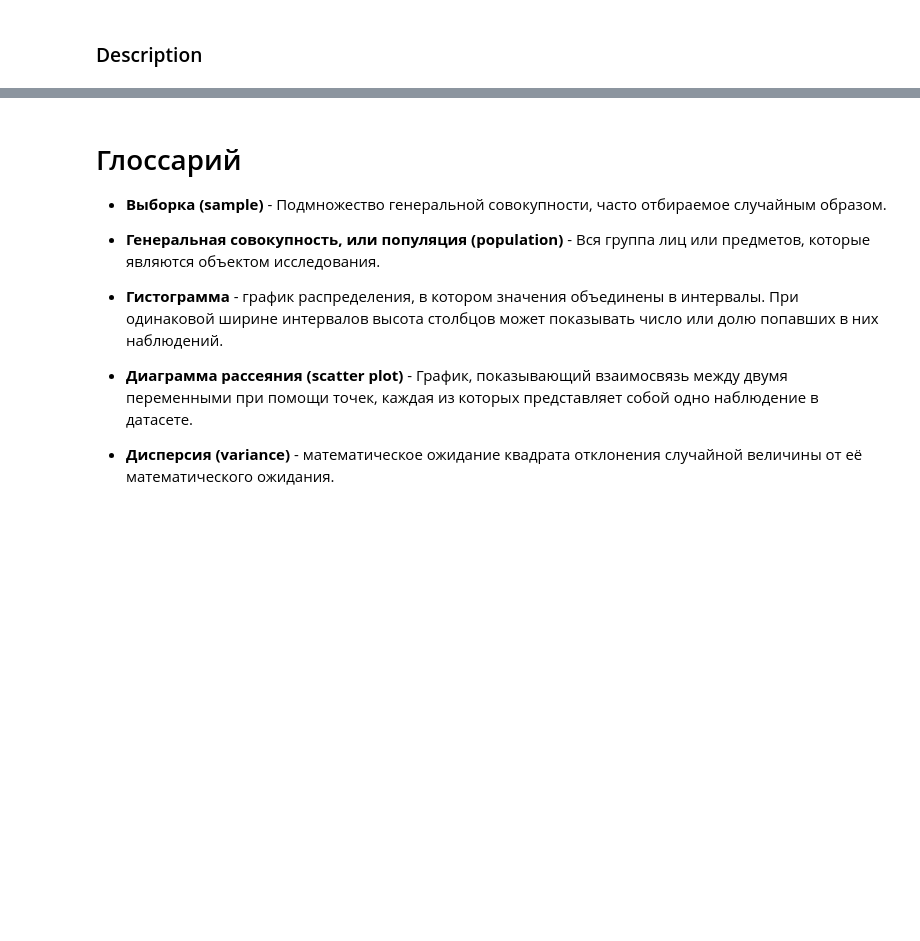
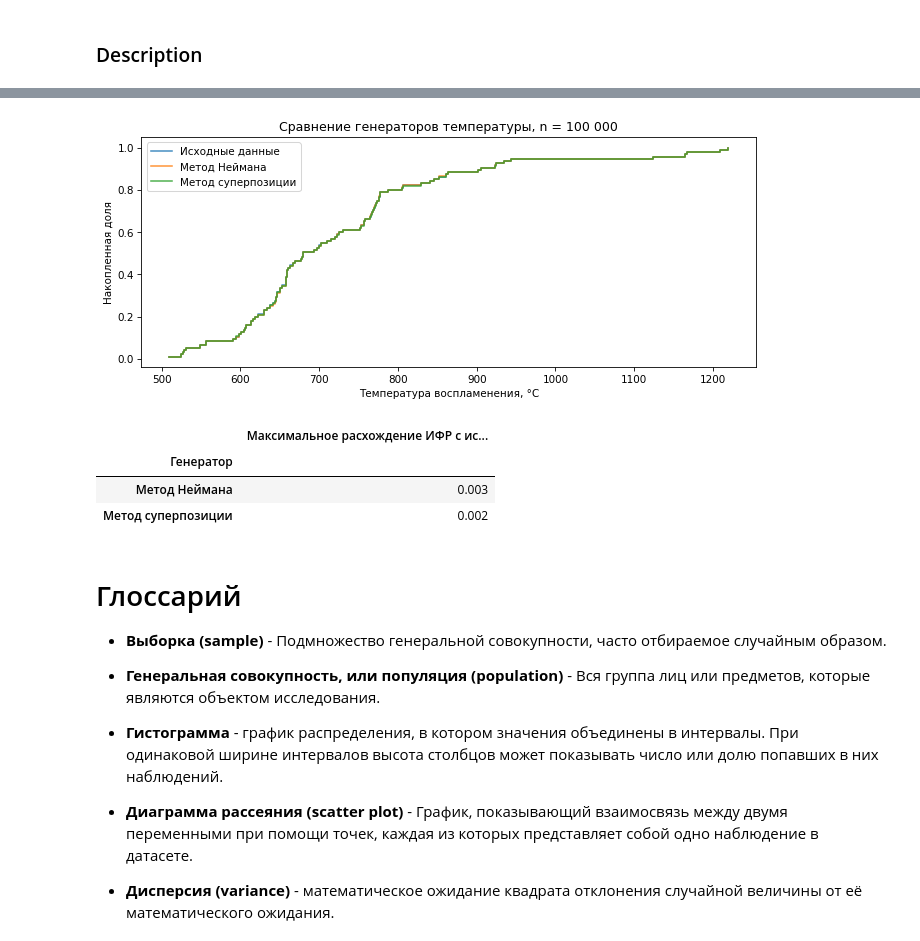
Before and after one commit to ekairaliev/AppStat-Lab01, a Jupyter notebook: AppStat_Lab01.ipynb, the cells around one changed output, grey strips where cells are left out. Saved outputs shown, nothing was run; the diff lists cells and outputs as text; code cells hidden in the pictures; blank space fills up the shorter version.

```diff
--- a/AppStat_Lab01.ipynb
+++ b/AppStat_Lab01.ipynb
@@ -4780,0 +5151,20 @@ display(delay_distance_comparison.round(4))
+# %%
+temperature_source_groups = {
+    source: group["ignition_temperature_c"].to_numpy()
+    for source, group in magnesium_bulk.groupby("source_reference")
+}
+
+temperature_source_counts = pd.Series({
+    source: len(values)
+    for source, values in temperature_source_groups.items()
+}, name="Количество записей")
+
+temperature_source_table = temperature_source_counts.to_frame()
+temperature_source_table.index.name = "Источник"
+
+temperature_source_table["Вес в смеси"] = (
+    temperature_source_counts / temperature_source_counts.sum()
+)
+
+display(temperature_source_table.round(4))
+print("Всего записей:", temperature_source_counts.sum())
@@ -4781,3 +5452,56 @@ display(delay_distance_comparison.round(4))
+# %%
+fig, ax = plt.subplots(figsize=(9, 4))
+
+for values, label in [
+    (t_mg, "Исходные данные"),
+    (temperature_neyman_large, "Метод Неймана"),
+    (
+        temperature_mixture_large["temperature_c"],
+        "Метод суперпозиции"
+    )
+]:
+    Cdf.from_seq(values).step(
+        ax=ax,
+        label=label,
+        alpha=0.8
+    )
+
+ax.set(
+    title="Сравнение генераторов температуры, n = 100 000",
+    xlabel="Температура воспламенения, °C",
+    ylabel="Накопленная доля"
+)
+ax.legend()
+
+plt.tight_layout()
+plt.show()
+
+temperature_generators_distances = pd.DataFrame({
+    "Генератор": [
+        "Метод Неймана",
+        "Метод суперпозиции"
+    ],
+    "Максимальное расхождение ИФР с исходными данными": [
+        empirical_cdf_distance(
+            temperature_neyman_large, t_mg
+        ),
+        empirical_cdf_distance(
+            temperature_mixture_large["temperature_c"], t_mg
+        )
+    ]
+})
+
+display(
+    temperature_generators_distances
+    .set_index("Генератор")
+    .round(4)
+)
+# %% [output]
+[figure, added]
+|  | Максимальное расхождение ИФР с ис... |
+| Генератор |  |
+| Метод Неймана | 0.003 |
+| Метод суперпозиции | 0.002 |
 # %% [markdown]
 # Глоссарий
 
```
Also changed, not shown: parts of 33 cells of this notebook.
